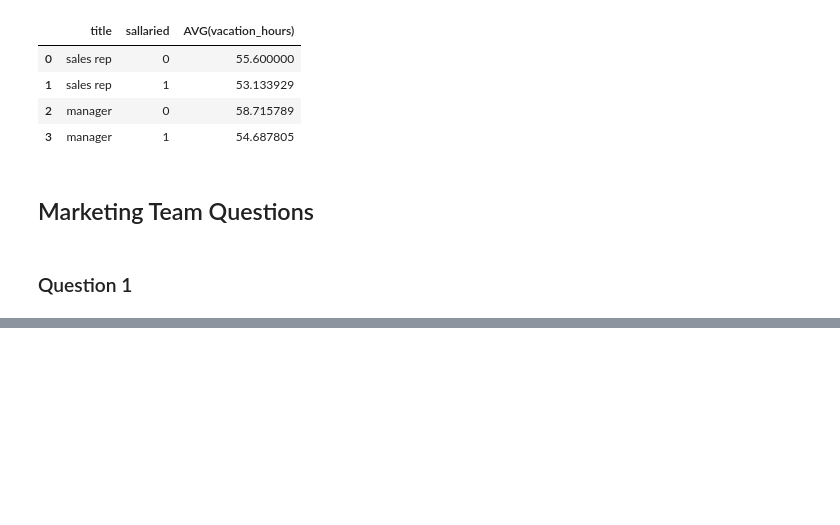
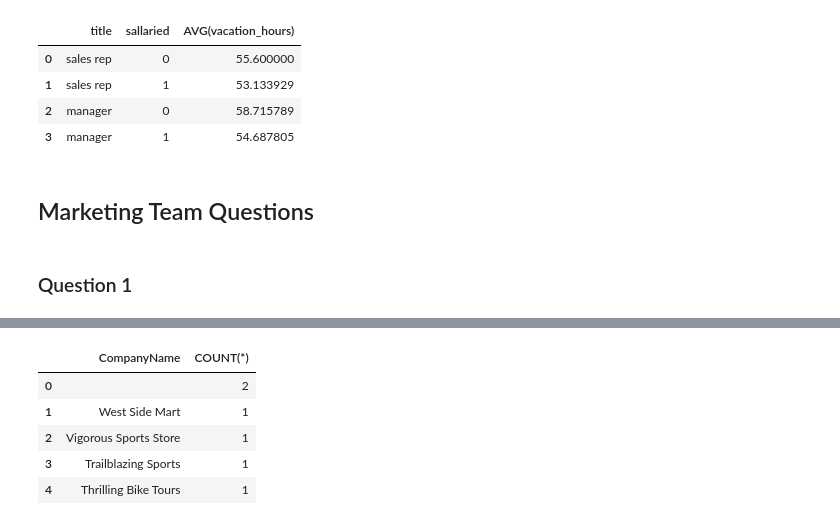
Before and after one commit to S-Shockley/SQLCaseStudy, a Jupyter notebook: project.ipynb, the cells around one changed output, grey strips where cells are left out. Saved outputs shown, nothing was run; the diff lists cells and outputs as text; code cells hidden in the pictures; blank space fills up the shorter version.

```diff
--- a/project.ipynb
+++ b/project.ipynb
@@ -250,0 +307,22 @@ customers.to_excel('customer_sales.xlsx', index=False)
+# %%
+Query9 = '''
+SELECT c.CompanyName, COUNT(*)
+FROM SalesOrderHeader AS s
+    JOIN Customer AS c
+        on s.CustomerID = c.CustomerID
+GROUP BY c.CompanyName
+ORDER BY COUNT(*) DESC
+'''
+with sqlite3.connect(db_ref) as conn:
+    conn.text_factory = lambda x: x.decode('latin-1', errors='replace')
+    customers = pd.read_sql_query(Query9, conn)
+customers.head()
+
+## No Companies have purchased more than one item this month
+# %% [output]
+|  | CompanyName | COUNT(*) |
+| 0 |  | 2 |
+| 1 | West Side Mart | 1 |
+| 2 | Vigorous Sports Store | 1 |
+| 3 | Trailblazing Sports | 1 |
+| 4 | Thrilling Bike Tours | 1 |
```
Also changed, not shown: parts of 5 cells of this notebook, 4 other files.
